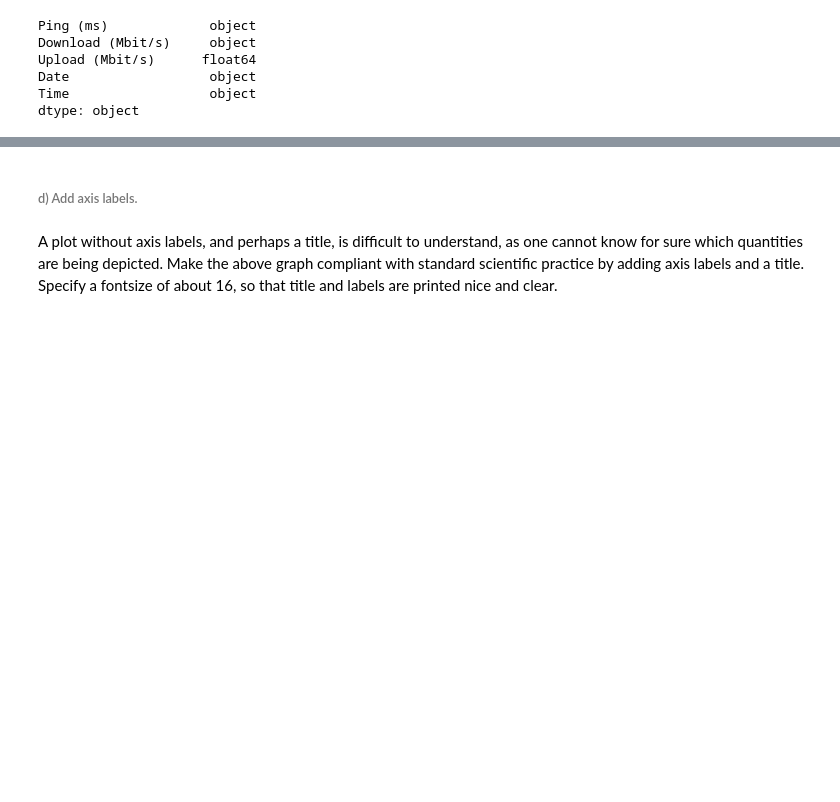
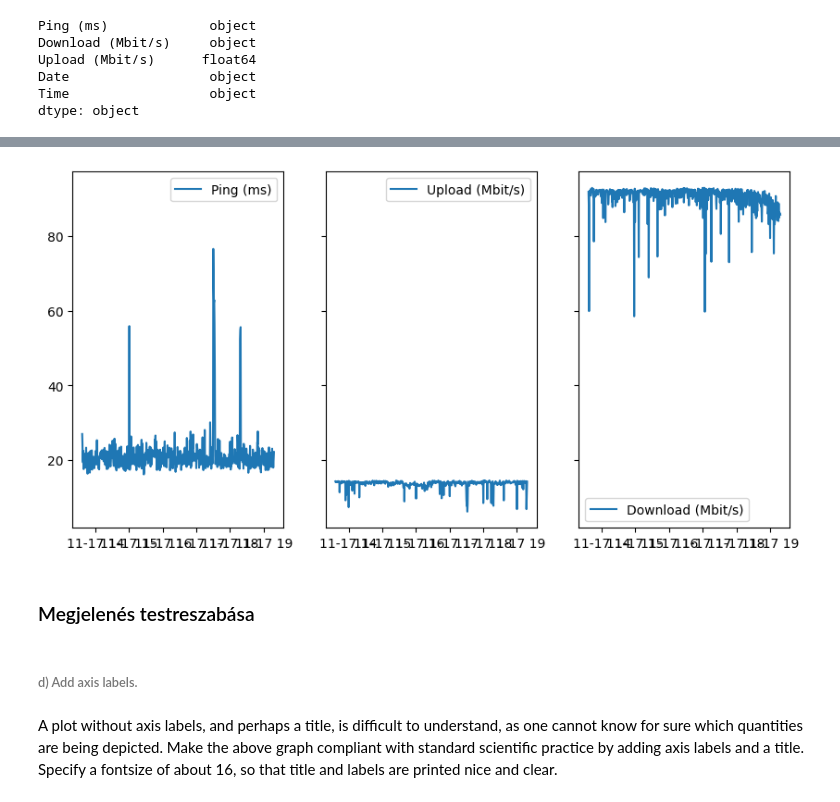
Before and after one commit to Valentinusz/elte-ik-bsc, a Jupyter notebook: 5/python/09/02_internet_speed.ipynb, the cells around one changed output, grey strips where cells are left out. Drawn from its saved outputs; the diff is of its cells as text; code cells hidden in the pictures; blank space fills up the shorter version.

```diff
--- a/5/python/09/02_internet_speed.ipynb
+++ b/5/python/09/02_internet_speed.ipynb
@@ -233,8 +96,0 @@ The `argmin` and `argmax` functions return an index relative to a the `Dataframe
-# %%
-# Code Cell 26
-# Create a small DataFrame and access its rows using iloc
-
-# A pandas DataFrame can be initialized passing a dict as a parameter to the constructor pd.DataFrame().
-# The key will represent the column, the values the rows.
-df = pd.DataFrame({'field_1': [0,1], 'field_2': [0,2]})
-df.head()
@@ -344,0 +118,3 @@ t = pd.to_datetime(df_clean['Time'])
+# %%
+df = df.reindex(columns = ['Date', 'Time', 'Ping (ms)','Download (Mbit/s)','Upload (Mbit/s)'])
+df.head()
@@ -344,0 +253,17 @@ t = pd.to_datetime(df_clean['Time'])
+# %%
+fig, (ax, ay, az) = plt.subplots(1, 3, figsize=(10, 5))
+
+t = pd.to_datetime(df['Time']) # x-tengely
+
+ax.plot(t, df['Ping (ms)'], label='Ping (ms)')
+ay.plot(t, df['Upload (Mbit/s)'], label='Upload (Mbit/s)')
+az.plot(t, df['Download (Mbit/s)'], label='Download (Mbit/s)')
+
+ax.legend()
+ay.legend()
+az.legend()
+plt.show()
+# %% [output]
+[figure, added]
+# %% [markdown]
+### Megjelenés testreszabása
```
Also changed, not shown: parts of 95 cells of this notebook.
